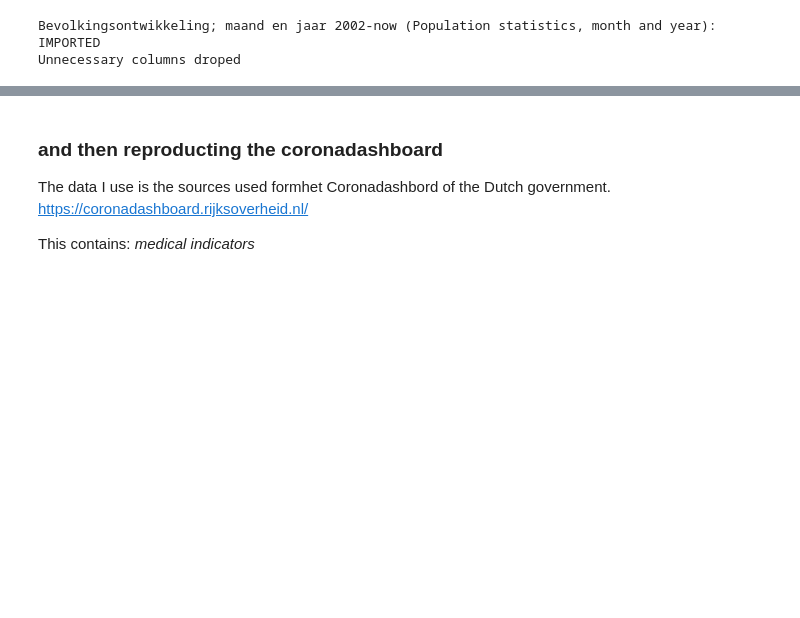
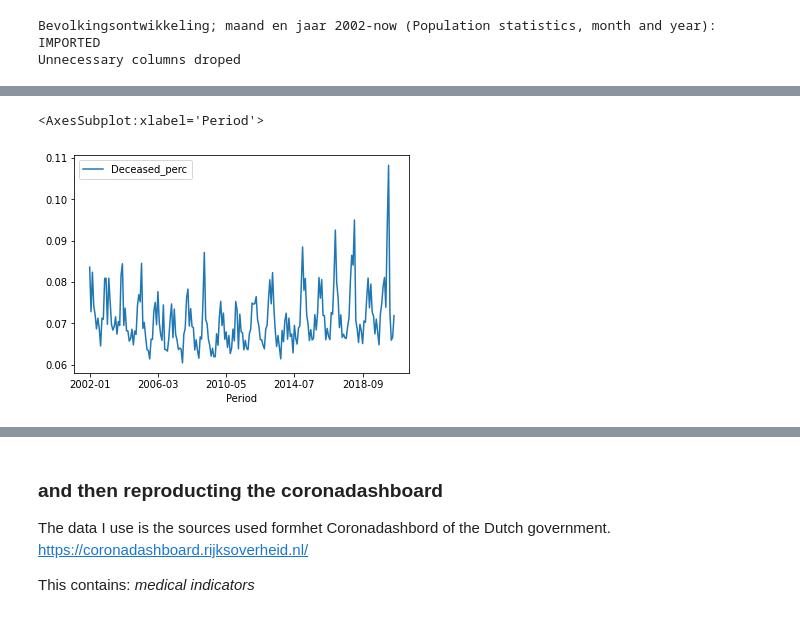
Before and after one commit to cjvanzwol/notebooks, a Jupyter notebook: Covid.ipynb, the cells around one changed output, grey strips where cells are left out. Cells and saved outputs as stored; diff of their text form; code cells hidden in the pictures; blank space fills up the shorter version.

```diff
--- a/Covid.ipynb
+++ b/Covid.ipynb
@@ -240,3 +112,9 @@ pop_y_nl.plot(x='year',y=['Deceased','Population'])
+# %%
+population_nl['Deceased_perc'] = population_nl['Deceased']/population_nl['Population']*100
+population_nl.plot(y='Deceased_perc')
+# %% [output]
+<AxesSubplot:xlabel='Period'>
+[figure, added]
 # %%
 pop_reg = pd.DataFrame(cbs.get_data('70072ned'))
 print(population.head())
```
Also changed, not shown: parts of 17 cells of this notebook.
